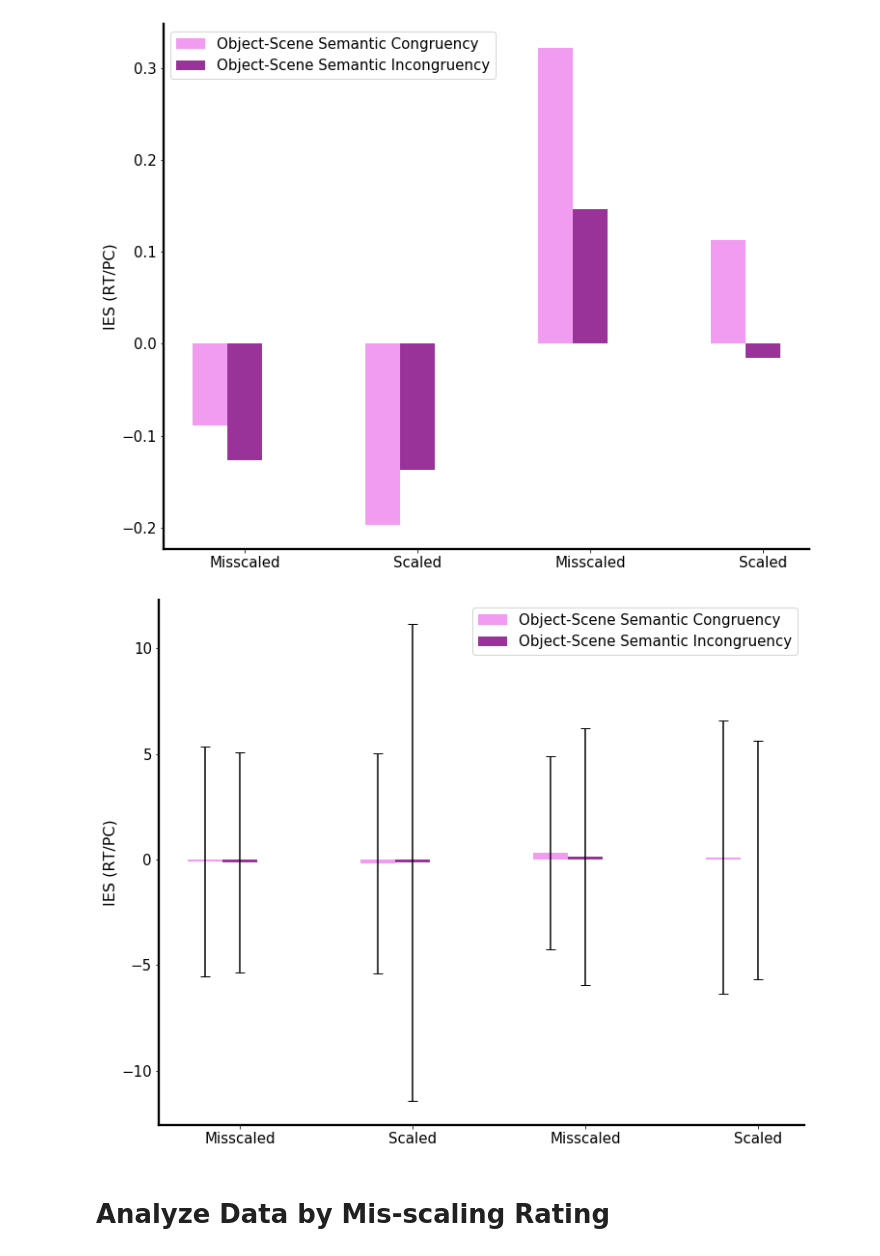
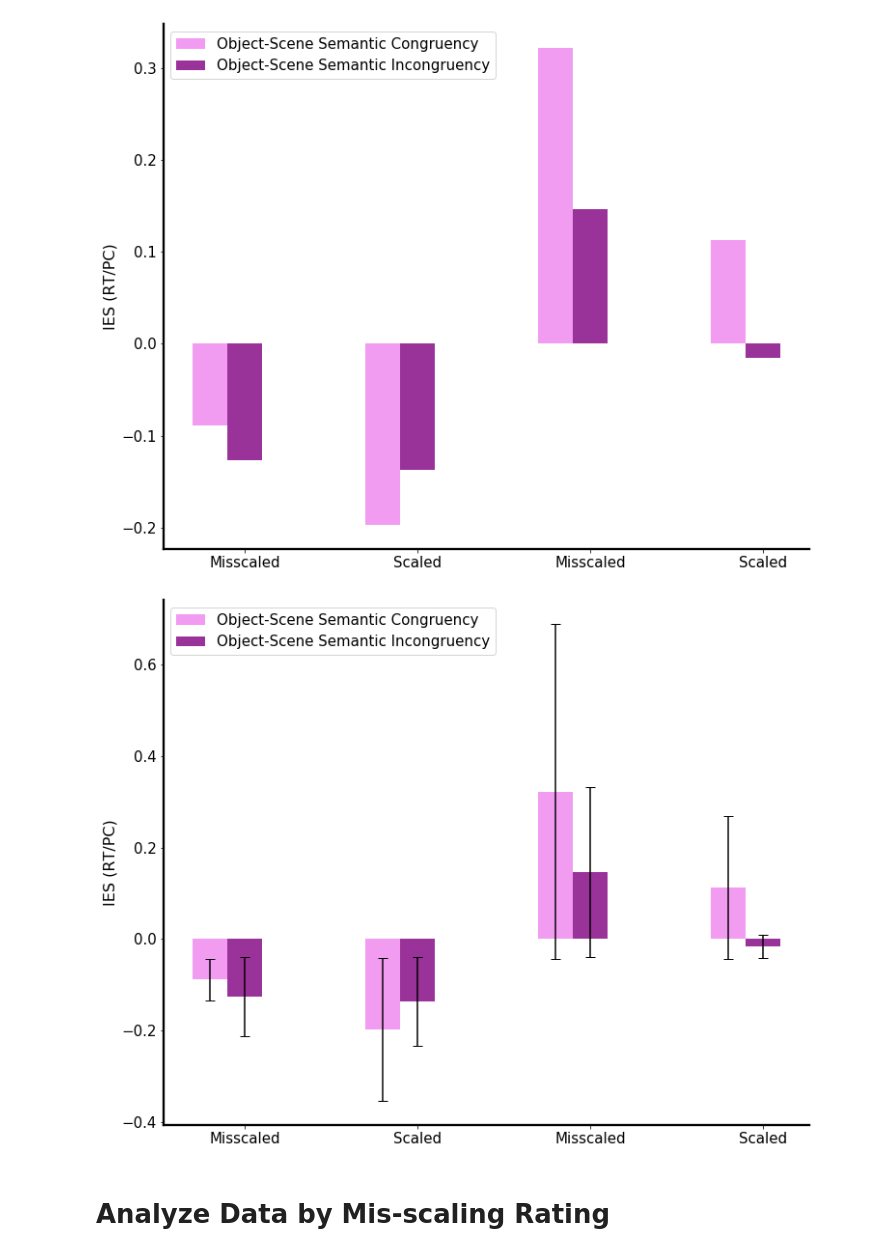
Before and after one commit to prachimahab/object_scene_scaling, a Jupyter notebook: analysis_e5v2.ipynb, the cells around one changed output. Drawn from its saved outputs; the diff is of its cells as text; code cells hidden in the pictures.

```diff
--- a/analysis_e5v2.ipynb
+++ b/analysis_e5v2.ipynb
@@ -1000,0 +1281,25 @@ plt.show()
+# %%
+fig, ax = plt.subplots(figsize=[12,10])
+ax.spines['right'].set_visible(False)
+ax.spines['top'].set_visible(False)
+for axis in ['bottom','left']:
+    ax.spines[axis].set_linewidth(2.3)
+
+x = np.arange(4)
+
+RT_diffs = [np.mean(np.array(small_RT_diffs_objSC)), np.mean(np.array(small_RT_diffs_objSIC)), np.mean(np.array(large_RT_diffs_objSC)), np.mean(np.array(large_RT_diffs_objSIC))]
+RT_sem_diffs = [small_RT_sem_diffs_objSC, small_RT_sem_diffs_objSIC, large_RT_sem_diffs_objSC, large_RT_sem_diffs_objSIC]
+
+width = 0.2
+
+# plot data in grouped manner of bar type
+plt.bar(x, RT_diffs, width, color='plum', yerr=RT_sem_diffs, capsize=5)
+
+
+plt.xticks(x, ['Congruent-small', 'Incongruent-small', 'Congruent-large', 'Incongruent-large'], fontsize='18')
+# plt.ylim(0.80)
+plt.yticks(fontsize=16)
+plt.ylabel("z-scored RT", fontsize=18)
+# plt.legend(loc=1, fontsize=15, frameon=False)
+plt.title('Misscaled - Scaled', fontsize=22)
+plt.show()
@@ -1821,31 +2283,31 @@ plt.show()
 # %%
 fig, ax = plt.subplots(figsize=[12,10])
 ax.spines['right'].set_visible(False)
 ax.spines['top'].set_visible(False)
 for axis in ['bottom','left']:
     ax.spines[axis].set_linewidth(2.3)
 
 x = np.arange(4)
 
 IES_objSemCong =   [misscaled_zo_objSemCong_NCO_RT/misscaled_zo_objSemCong_acc, scaled_zo_objSemCong_NCO_RT/scaled_zo_objSemCong_acc, misscaled_zi_objSemCong_NCO_RT/misscaled_zi_objSemCong_acc, scaled_zi_objSemCong_NCO_RT/scaled_zi_objSemCong_acc]
-IES_objSemCong_sem = [misscaled_zo_objSemCong_NCO_RT_sem/misscaled_zo_objSemCong_sem, scaled_zo_objSemCong_NCO_RT_sem/scaled_zo_objSemCong_sem, misscaled_zi_objSemCong_NCO_RT_sem/misscaled_zi_objSemCong_sem,  scaled_zi_objSemCong_NCO_RT_sem/scaled_zi_objSemCong_sem]
+IES_objSemCong_sem = [(misscaled_zo_objSemCong_NCO_RT+misscaled_zo_objSemCong_NCO_RT_sem)/(misscaled_zo_objSemCong_acc+misscaled_zo_objSemCong_sem), (scaled_zo_objSemCong_NCO_RT+scaled_zo_objSemCong_NCO_RT_sem)/(scaled_zo_objSemCong_acc+scaled_zo_objSemCong_sem), (misscaled_zi_objSemCong_NCO_RT+misscaled_zi_objSemCong_NCO_RT_sem)/(misscaled_zi_objSemCong_acc+misscaled_zi_objSemCong_sem),  (scaled_zi_objSemCong_NCO_RT+scaled_zi_objSemCong_NCO_RT_sem)/(scaled_zi_objSemCong_acc+scaled_zi_objSemCong_sem)]
 
 IES_objSemIncong = [misscaled_zo_objSemIncong_NCO_RT/misscaled_zo_objSemIncong_acc, scaled_zo_objSemIncong_NCO_RT/scaled_zo_objSemIncong_acc, misscaled_zi_objSemIncong_NCO_RT/misscaled_zi_objSemIncong_acc,  scaled_zi_objSemIncong_NCO_RT/scaled_zi_objSemIncong_acc]
-IES_objSemIncong_sem = [misscaled_zo_objSemIncong_NCO_RT_sem/misscaled_zo_objSemIncong_sem, scaled_zo_objSemIncong_NCO_RT_sem/scaled_zo_objSemIncong_sem, misscaled_zi_objSemIncong_NCO_RT_sem/misscaled_zi_objSemIncong_sem,  scaled_zi_objSemIncong_NCO_RT_sem/scaled_zi_objSemIncong_sem]
+IES_objSemIncong_sem = [(misscaled_zo_objSemIncong_NCO_RT+misscaled_zo_objSemIncong_NCO_RT_sem)/(misscaled_zo_objSemIncong_acc+misscaled_zo_objSemIncong_sem), (scaled_zo_objSemIncong_NCO_RT+scaled_zo_objSemIncong_NCO_RT_sem)/(scaled_zo_objSemIncong_acc+scaled_zo_objSemIncong_sem), (misscaled_zi_objSemIncong_NCO_RT+ misscaled_zi_objSemIncong_NCO_RT_sem)/(misscaled_zi_objSemIncong_acc+misscaled_zi_objSemIncong_sem),  (scaled_zi_objSemIncong_NCO_RT+scaled_zi_objSemIncong_NCO_RT_sem)/(scaled_zi_objSemIncong_acc+scaled_zi_objSemIncong_sem)]
 
 width = 0.2
 
 # plot data in grouped manner of bar type
 plt.bar(x-0.2, IES_objSemCong, width, color='violet', label='Object-Scene Semantic Congruency', yerr=IES_objSemCong_sem, capsize=5, alpha=0.8)
 plt.bar(x, IES_objSemIncong, width, color='purple', label='Object-Scene Semantic Incongruency', yerr=IES_objSemIncong_sem, capsize=5, alpha=0.8)
 plt.xticks(x, ['Misscaled', 'Scaled', 'Misscaled',  'Scaled'], fontsize='15')
 plt.yticks(fontsize=15)
 # plt.ylim(700)
 plt.ylabel("IES (RT/PC)", fontsize=16)
-plt.legend(loc=1, fontsize=15)
+plt.legend(loc=0, fontsize=15)
 plt.show()
 # %% [output]
-[figure, old version]
+[figure, new version]
 # %%
 ies_df.to_csv('IES_e5v2Final.csv', index=False)
 # %% [markdown]
```
Also changed, not shown: parts of 18 cells of this notebook.
